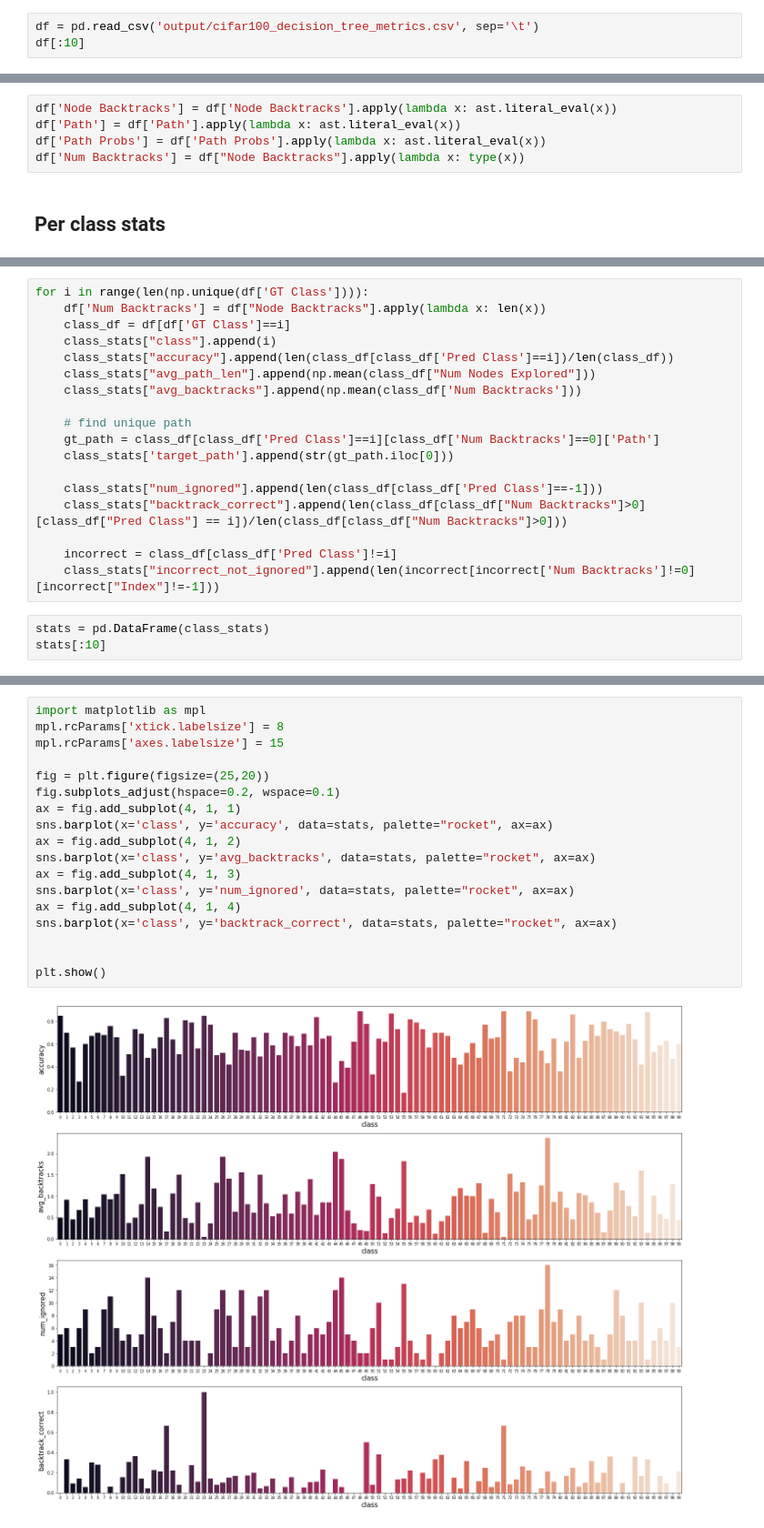
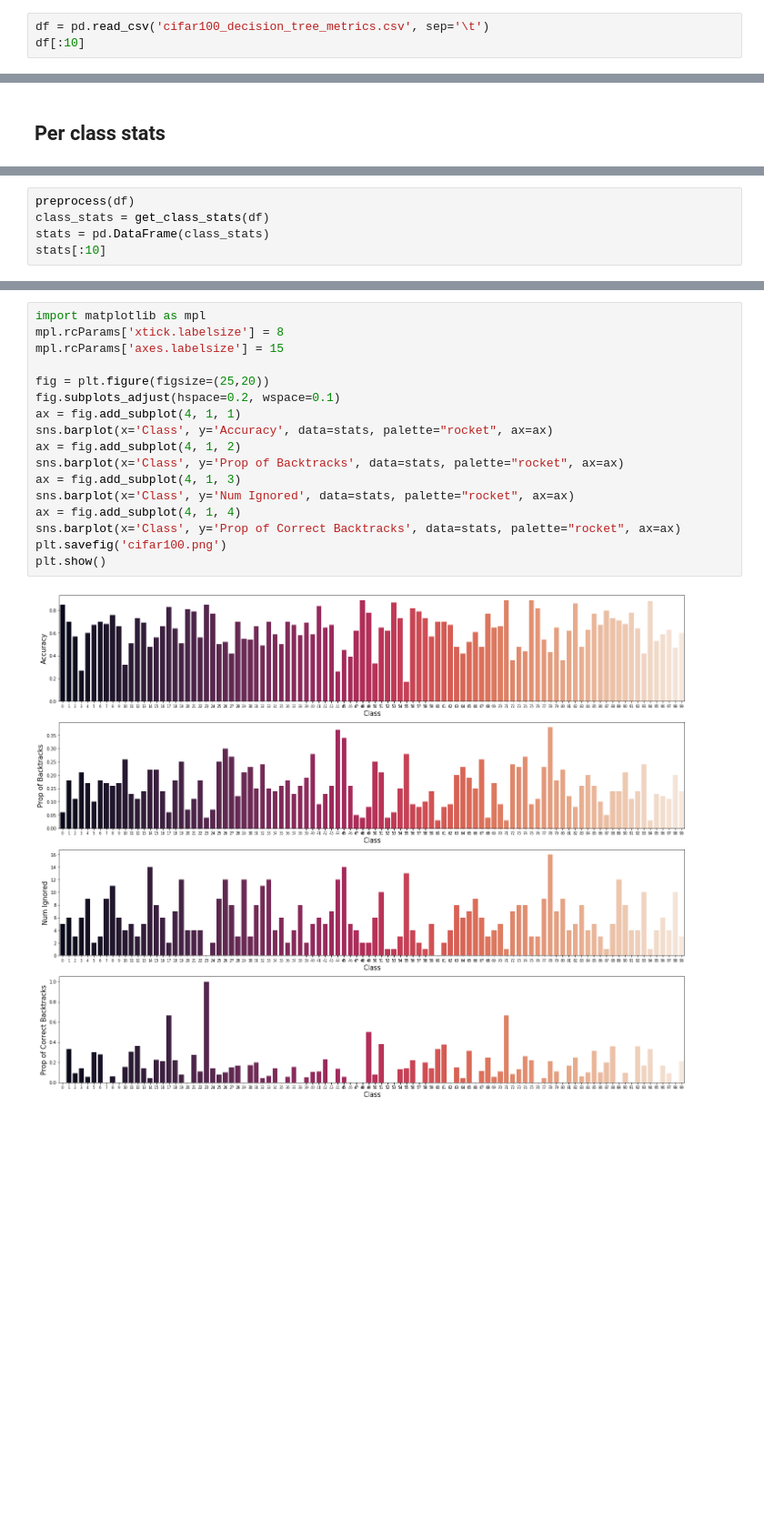
Before and after one commit to alvinwan/neural-backed-decision-trees, a Jupyter notebook: output/analyze_cifar.ipynb, the cells around one changed output, grey strips where cells are left out. Shown: that part at 91% size. Cells and saved outputs as stored; diff of their text form; blank space fills up the shorter version.

```diff
--- a/output/analyze_cifar.ipynb
+++ b/output/analyze_cifar.ipynb
@@ -88,7 +178,7 @@ plt.show()
 # %% [markdown]
 ## CIFAR100
 # %%
-df = pd.read_csv('output/cifar100_decision_tree_metrics.csv', sep='\t')
+df = pd.read_csv('cifar100_decision_tree_metrics.csv', sep='\t')
 df[:10]
 # %% [output]
 |  | Index | GT Class | Pred Class | Path | Path Probs | Num Nodes Explored | Node Backtracks |
@@ -107,7 +195,2 @@ df[:10]
-# %%
-df['Node Backtracks'] = df['Node Backtracks'].apply(lambda x: ast.literal_eval(x))
-df['Path'] = df['Path'].apply(lambda x: ast.literal_eval(x))
-df['Path Probs'] = df['Path Probs'].apply(lambda x: ast.literal_eval(x))
-df['Num Backtracks'] = df["Node Backtracks"].apply(lambda x: type(x))
 # %% [markdown]
 ## Per class stats
@@ -117,22 +197,6 @@ class_stats = {"class":[], "accuracy":[], "avg_path_len":[], "avg_backtracks":[]
-# %%
-for i in range(len(np.unique(df['GT Class']))):
-    df['Num Backtracks'] = df["Node Backtracks"].apply(lambda x: len(x))
-    class_df = df[df['GT Class']==i]
-    class_stats["class"].append(i)
-    class_stats["accuracy"].append(len(class_df[class_df['Pred Class']==i])/len(class_df))
-    class_stats["avg_path_len"].append(np.mean(class_df["Num Nodes Explored"]))
-    class_stats["avg_backtracks"].append(np.mean(class_df['Num Backtracks']))
-
-    # find unique path
-    gt_path = class_df[class_df['Pred Class']==i][class_df['Num Backtracks']==0]['Path']
-    class_stats['target_path'].append(str(gt_path.iloc[0]))
-
-    class_stats["num_ignored"].append(len(class_df[class_df['Pred Class']==-1]))
-    class_stats["backtrack_correct"].append(len(class_df[class_df["Num Backtracks"]>0][class_df["Pred Class"] == i])/len(class_df[class_df["Num Backtracks"]>0]))
-
-    incorrect = class_df[class_df['Pred Class']!=i]
-    class_stats["incorrect_not_ignored"].append(len(incorrect[incorrect['Num Backtracks']!=0][incorrect["Index"]!=-1]))
 # %%
+preprocess(df)
+class_stats = get_class_stats(df)
 stats = pd.DataFrame(class_stats)
 stats[:10]
 # %% [output]
@@ -150,20 +214,19 @@ stats[:10]
 # %%
 import matplotlib as mpl
 mpl.rcParams['xtick.labelsize'] = 8
 mpl.rcParams['axes.labelsize'] = 15
 
 fig = plt.figure(figsize=(25,20))
 fig.subplots_adjust(hspace=0.2, wspace=0.1)
 ax = fig.add_subplot(4, 1, 1)
-sns.barplot(x='class', y='accuracy', data=stats, palette="rocket", ax=ax)
+sns.barplot(x='Class', y='Accuracy', data=stats, palette="rocket", ax=ax)
 ax = fig.add_subplot(4, 1, 2)
-sns.barplot(x='class', y='avg_backtracks', data=stats, palette="rocket", ax=ax)
+sns.barplot(x='Class', y='Prop of Backtracks', data=stats, palette="rocket", ax=ax)
 ax = fig.add_subplot(4, 1, 3)
-sns.barplot(x='class', y='num_ignored', data=stats, palette="rocket", ax=ax)
+sns.barplot(x='Class', y='Num Ignored', data=stats, palette="rocket", ax=ax)
 ax = fig.add_subplot(4, 1, 4)
-sns.barplot(x='class', y='backtrack_correct', data=stats, palette="rocket", ax=ax)
-
-
+sns.barplot(x='Class', y='Prop of Correct Backtracks', data=stats, palette="rocket", ax=ax)
+plt.savefig('cifar100.png')
 plt.show()
 # %% [output]
-[figure, old version]
+[figure, new version]
```
Also changed, not shown: parts of 15 cells of this notebook, 1 other file.
